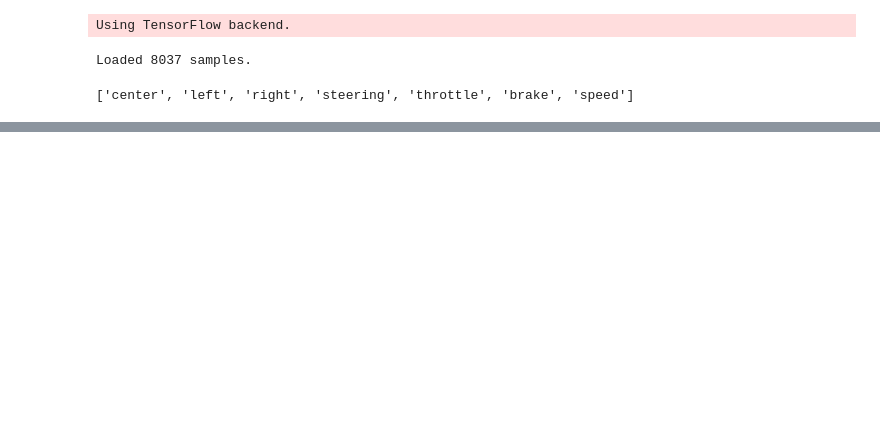
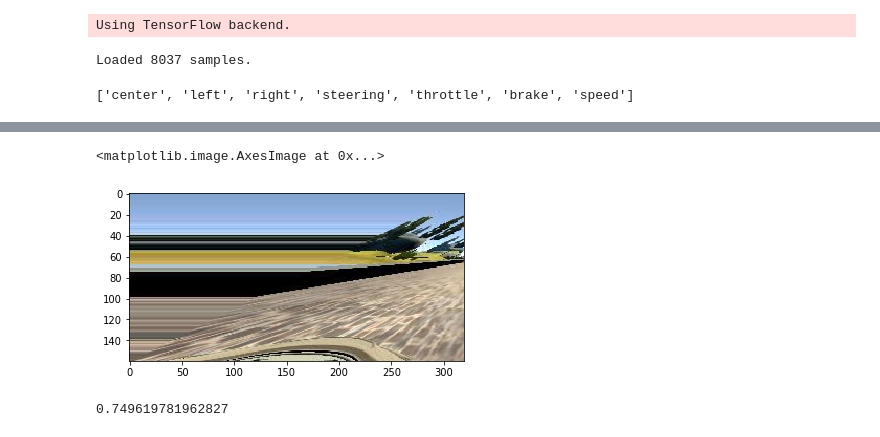
Before and after one commit to suryasumukh/CarND-Behavioral-Cloning-P3, a Jupyter notebook: notebooks/comma-model-Copy1.ipynb, the cells around one changed output, grey strips where cells are left out. Saved outputs shown, nothing was run; the diff lists cells and outputs as text; code cells hidden in the pictures; blank space fills up the shorter version.

```diff
--- a/notebooks/comma-model-Copy1.ipynb
+++ b/notebooks/comma-model-Copy1.ipynb
@@ -133,0 +146,11 @@ results
+# %%
+def random_shear(image, steering, shear_range=200):
+    rows, cols, _ = image.shape
+    dx = np.random.randint(-shear_range, shear_range + 1)
+    random_point = [cols / 2 + dx, rows / 2]
+    pts1 = np.float32([[0, rows], [cols, rows], [cols / 2, rows / 2]])
+    pts2 = np.float32([[0, rows], [cols, rows], random_point])
+    dsteering = dx / (rows / 2) * 360 / (2 * np.pi * 25.0) / 6.0
+    M = cv2.getAffineTransform(pts1, pts2)
+    image = cv2.warpAffine(image, M, (cols, rows), borderMode=1)
+    return image, steering + dsteering
@@ -133,0 +165,10 @@ results
+# %%
+warped, wangle = random_shear(image, float(samples[0][3]))
+plt.imshow(warped)
+# %% [output]
+<matplotlib.image.AxesImage at 0x...>
+[figure, added]
+# %%
+wangle
+# %% [output]
+0.749619781962827
```
Also changed, not shown: parts of 14 cells of this notebook, 1 other file.
